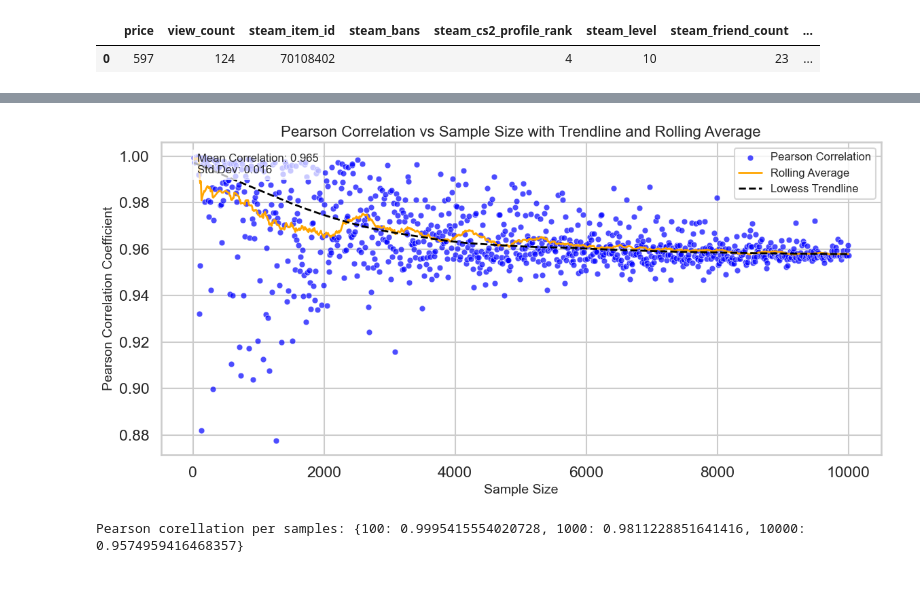
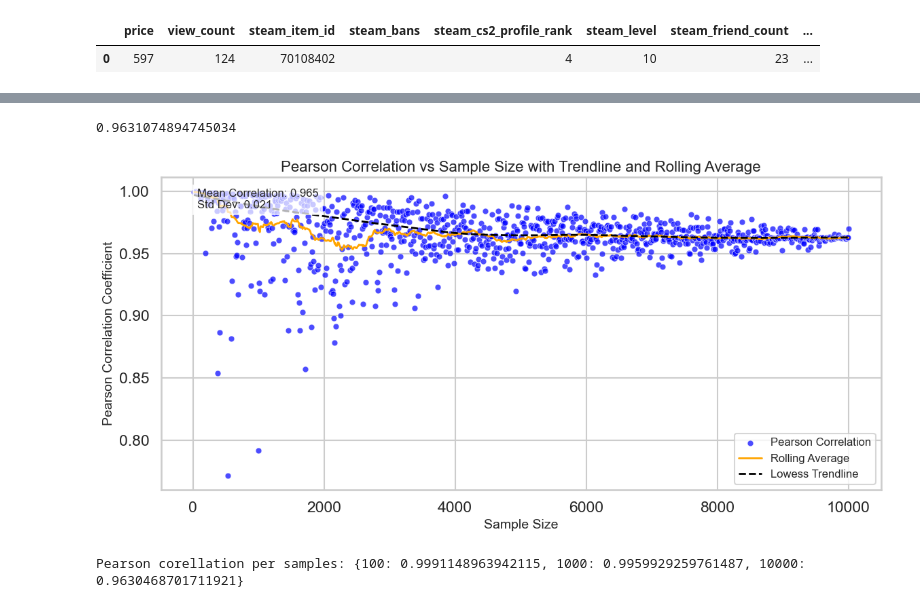
Before and after one commit to 0STG0T/steam_account_price_prediciton, a Jupyter notebook: project/idea_notebooks/train.ipynb, the cells around one changed output, grey strips where cells are left out. Saved outputs shown, nothing was run; the diff lists cells and outputs as text; code cells hidden in the pictures.

```diff
--- a/project/idea_notebooks/train.ipynb
+++ b/project/idea_notebooks/train.ipynb
@@ -208,7 +209,7 @@ df.head(1)
 # %% [markdown]
 #### groupbying by some features
 # %%
-steam_country_df = df.groupby('steam_country').aggregate(
+"""steam_country_df = df.groupby('steam_country').aggregate(
     country_price_mean=pd.NamedAgg(column='price', aggfunc='mean'),
     country_price_max=pd.NamedAgg(column='price', aggfunc='max'),
     country_price_min=pd.NamedAgg(column='price', aggfunc='min'),
@@ -226,4 +227,4 @@ item_domain_df = df.groupby('item_domain').aggregate(
 
 item_domain_df = item_domain_df.fillna(0)
 
-df = df.merge(steam_country_df, how='left', on='steam_country').merge(item_domain_df, how='left', on='item_domain')
+df = df.merge(steam_country_df, how='left', on='steam_country').merge(item_domain_df, how='left', on='item_domain')"""
@@ -367,8 +504,8 @@ from sklearn.model_selection import train_test_split
 for c in df.columns:
     df[c] = df[c].fillna(0)
 
-X_train, X_val, y_train, y_val = train_test_split(df.drop(columns=['sold_price', 'steam_bans', 'steam_limit_spent', 'steam_has_activated_keys']), df['sold_price'], shuffle=True, random_state=42,
+X_train, X_test, y_train, y_test = train_test_split(df.drop(columns=['sold_price', 'steam_bans', 'steam_limit_spent', 'steam_has_activated_keys']), df['sold_price'], shuffle=True, random_state=42,
                                                   test_size=0.078)
-
-X_train.shape, X_val.shape
+X_train, X_val, y_train, y_val = train_test_split(X_train, y_train, random_state=42, shuffle=True, test_size=0.15)
+X_train.shape, X_val.shape, X_test.shape
 # %% [output]
@@ -498,0 +553,17 @@ pearson_correlation_preds_yval(meta_preds, y_val)
+# %%
+meta_model = CatBoostRegressor(
+        iterations=60000,
+        l2_leaf_reg=2.7,
+        use_best_model=True,
+        early_stopping_rounds=300,
+        posterior_sampling=True,
+        grow_policy='SymmetricTree',
+        bootstrap_type='Bernoulli',
+        random_state=42,
+        leaf_estimation_method='Newton',
+        score_function='Cosine',
+        colsample_bylevel=0.94,
+        thread_count=4,
+    )
+
+meta_model.fit(X_train, y_train, eval_set=(X_val, y_val), verbose=250)
@@ -499,3 +590,9 @@ pearson_correlation_preds_yval(meta_preds, y_val)
+# %%
+meta_preds = meta_model.predict(X_test)
+
+pearson_correlation_preds_yval(meta_preds, y_test)
+# %% [output]
+0.9631074894745034
 # %%
 import numpy as np
 import seaborn as sns
@@ -579,35 +676,35 @@ def plot_pearson_with_trendline(preds, y_val, sample_sizes, rolling_window=50):
 
     # Plot lowess trendline
     plt.plot(
         lowess_x, lowess_y,
         color='black',
         linewidth=2,
         linestyle='--',
         label='Lowess Trendline'
     )
 
     # Add summary statistics as a text box
     mean_corr = np.mean(data['Pearson Correlation'])
     std_corr = np.std(data['Pearson Correlation'])
     plt.text(
         0.05, 0.9,
         f"Mean Correlation: {mean_corr:.3f}\nStd Dev: {std_corr:.3f}",
         fontsize=12,
         bbox=dict(facecolor='white', alpha=0.7),
         transform=plt.gca().transAxes
     )
 
     # Add labels and title
     plt.title('Pearson Correlation vs Sample Size with Trendline and Rolling Average', fontsize=16)
     plt.xlabel('Sample Size', fontsize=14)
     plt.ylabel('Pearson Correlation Coefficient', fontsize=14)
     plt.legend(fontsize=12)
     plt.tight_layout()
     plt.show()
 
-plot_pearson_with_trendline(meta_preds, y_val, np.linspace(1, 10000, 1000).astype(int))
+plot_pearson_with_trendline(meta_preds, y_test, np.linspace(1, 10000, 1000).astype(int))
 # %% [output]
-[figure, old version]
+[figure, new version]
 # %%
 import numpy as np
 
@@ -645,6 +742,6 @@ def sample_and_compute_correlation(preds, y_val, sizes=[100, 1000, 10000]):
 
     return results
 
-print('Pearson corellation per samples:', sample_and_compute_correlation(meta_preds, y_val))
+print('Pearson corellation per samples:', sample_and_compute_correlation(meta_preds, y_test))
 # %% [output]
-Pearson corellation per samples: {100: 0.9995415554020728, 1000: 0.9811228851641416, 10000: 0.9574959416468357}
+Pearson corellation per samples: {100: 0.9991148963942115, 1000: 0.9959929259761487, 10000: 0.9630468701711921}
```
Also changed, not shown: parts of 14 cells of this notebook, 26 other files.
